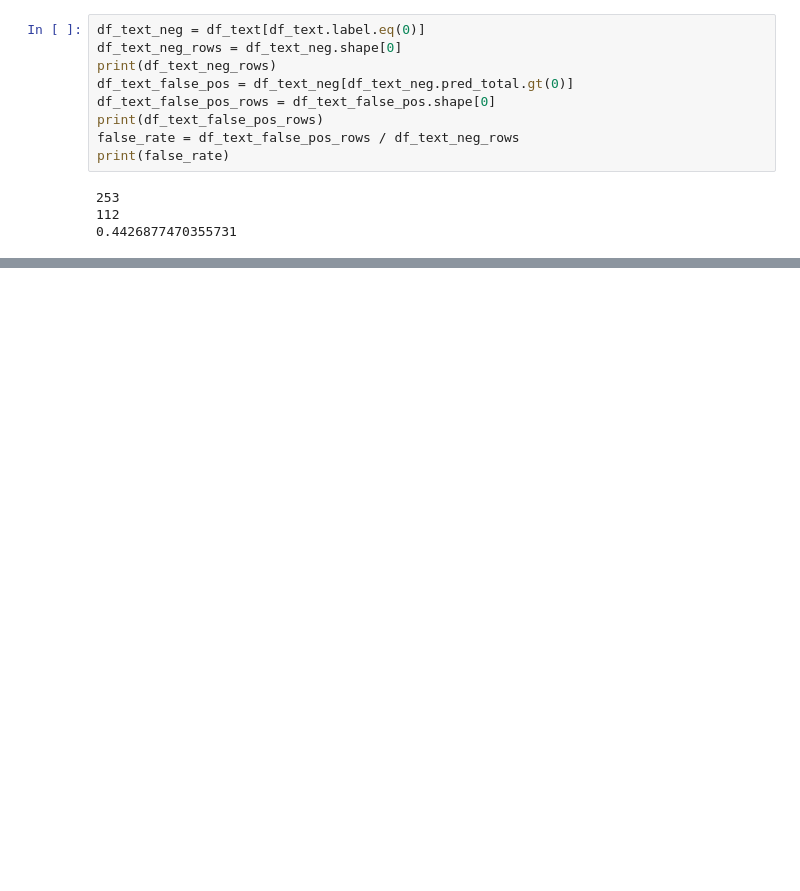
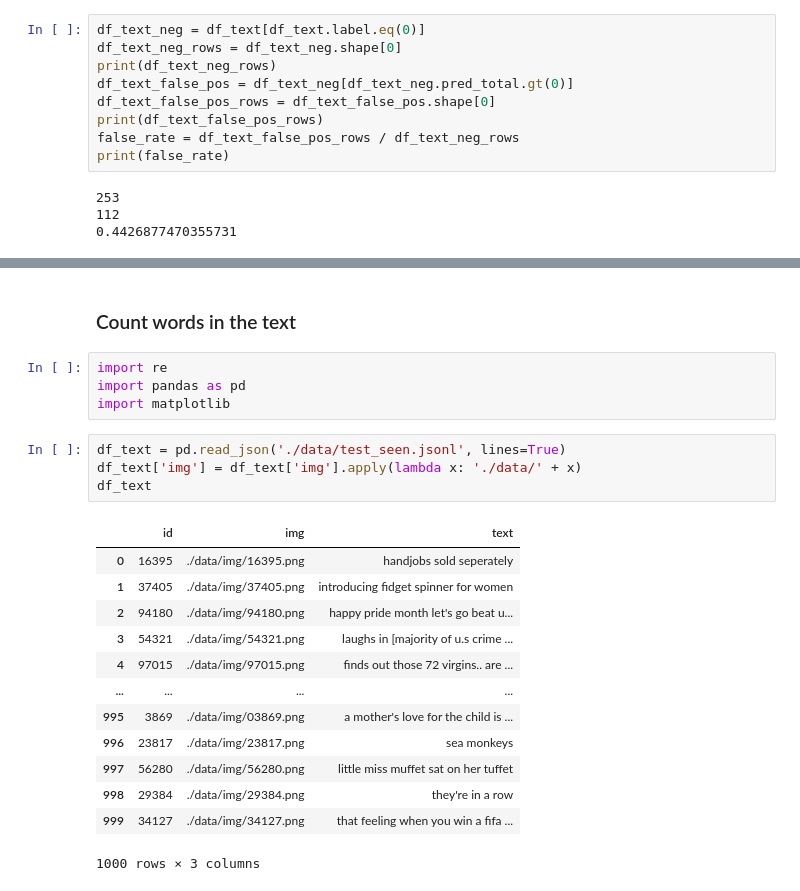
Before and after one commit to monsterandy/hateful_memes, a Jupyter notebook: text_evaluation.ipynb, the cells around one changed output, grey strips where cells are left out. Drawn from its saved outputs; the diff is of its cells as text; blank space fills up the shorter version.

```diff
--- a/text_evaluation.ipynb
+++ b/text_evaluation.ipynb
@@ -744,0 +761,24 @@ print(false_rate)
+# %% [markdown]
+### Count words in the text
+# %%
+import re
+import pandas as pd
+import matplotlib
+# %%
+df_text = pd.read_json('./data/test_seen.jsonl', lines=True)
+df_text['img'] = df_text['img'].apply(lambda x: './data/' + x)
+df_text
+# %% [output]
+|  | id | img | text |
+| 0 | 16395 | ./data/img/16395.png | handjobs sold seperately |
+| 1 | 37405 | ./data/img/37405.png | introducing fidget spinner for women |
+| 2 | 94180 | ./data/img/94180.png | happy pride month let's go beat u... |
+| 3 | 54321 | ./data/img/54321.png | laughs in [majority of u.s crime ... |
+| 4 | 97015 | ./data/img/97015.png | finds out those 72 virgins.. are ... |
+| ... | ... | ... | ... |
+| 995 | 3869 | ./data/img/03869.png | a mother's love for the child is ... |
+| 996 | 23817 | ./data/img/23817.png | sea monkeys |
+| 997 | 56280 | ./data/img/56280.png | little miss muffet sat on her tuffet |
+| 998 | 29384 | ./data/img/29384.png | they're in a row |
+| 999 | 34127 | ./data/img/34127.png | that feeling when you win a fifa ... |
+1000 rows × 3 columns
```
Also changed, not shown: parts of 8 cells of this notebook, 2 other files.
